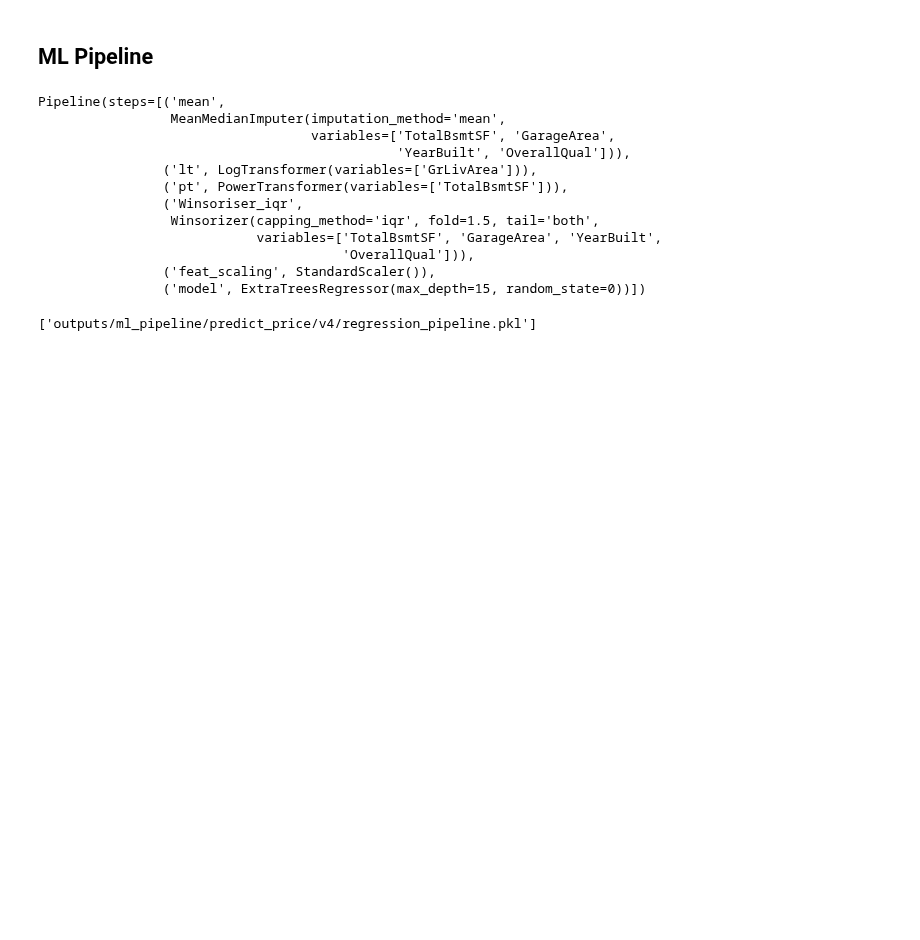
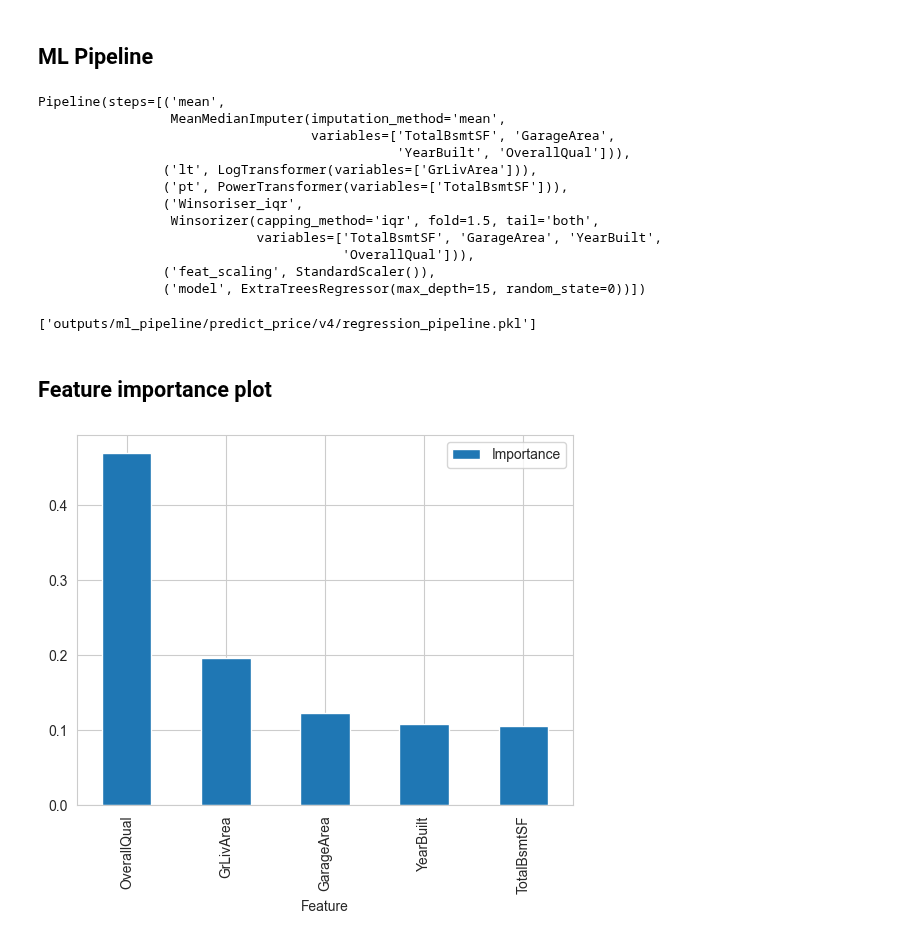
Before and after one commit to rockroman/ws, a Jupyter notebook: jupyter_notebooks/05_ml_model_and_evaluation.ipynb, the cells around one changed output. Drawn from its saved outputs; the diff is of its cells as text; code cells hidden in the pictures; blank space fills up the shorter version.

Commit message:
Create feature importance plot for documentation and further use

```diff
--- a/jupyter_notebooks/05_ml_model_and_evaluation.ipynb
+++ b/jupyter_notebooks/05_ml_model_and_evaluation.ipynb
@@ -768,3 +768,10 @@ Pipeline(steps=[('mean',
 joblib.dump(value=best_pipeline_regressor, filename=f"{file_path}/regression_pipeline.pkl")
 # %% [output]
 ['outputs/ml_pipeline/predict_price/v4/regression_pipeline.pkl']
+# %% [markdown]
+## Feature importance plot
+# %%
+df_feature_importance.plot(kind='bar', x='Feature', y='Importance')
+plt.show()
+# %% [output]
+[figure, added]
```
Also changed, not shown: parts of 1 cell of this notebook, 2 other files.
